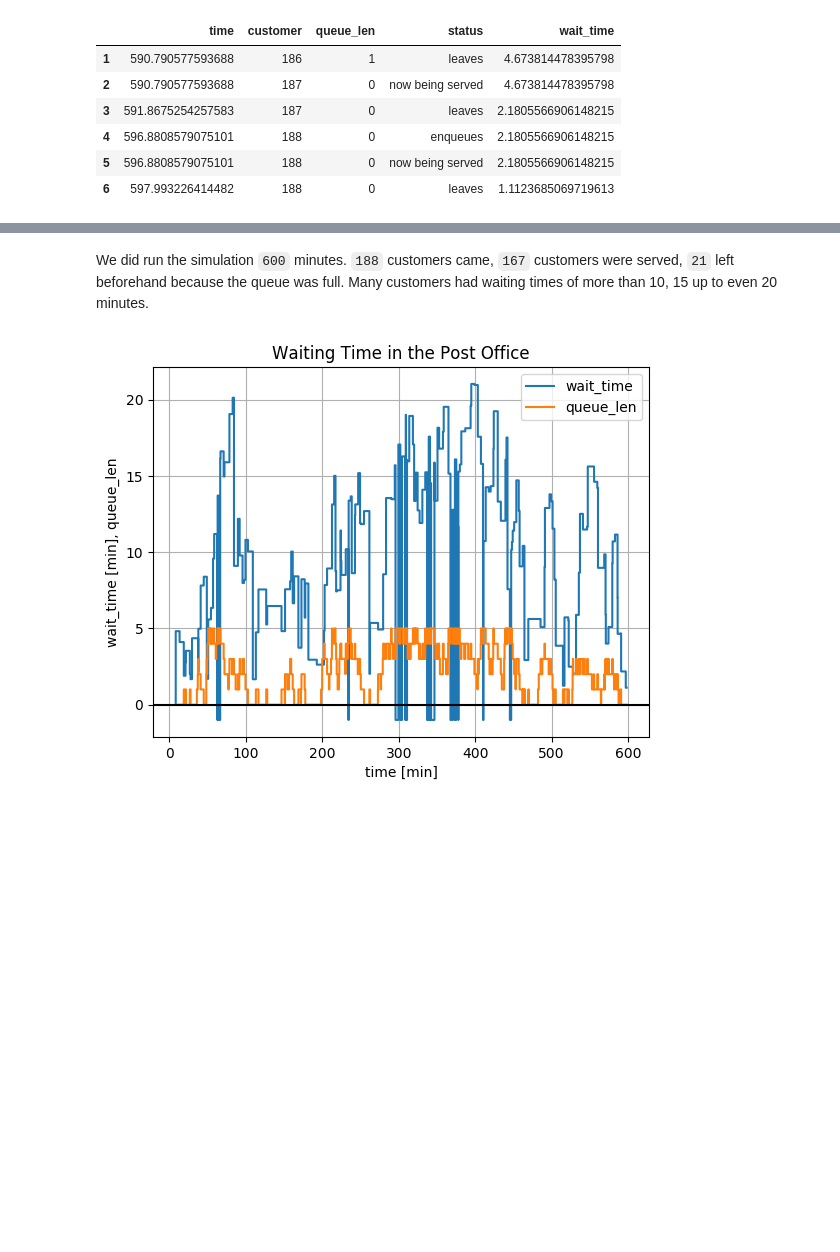
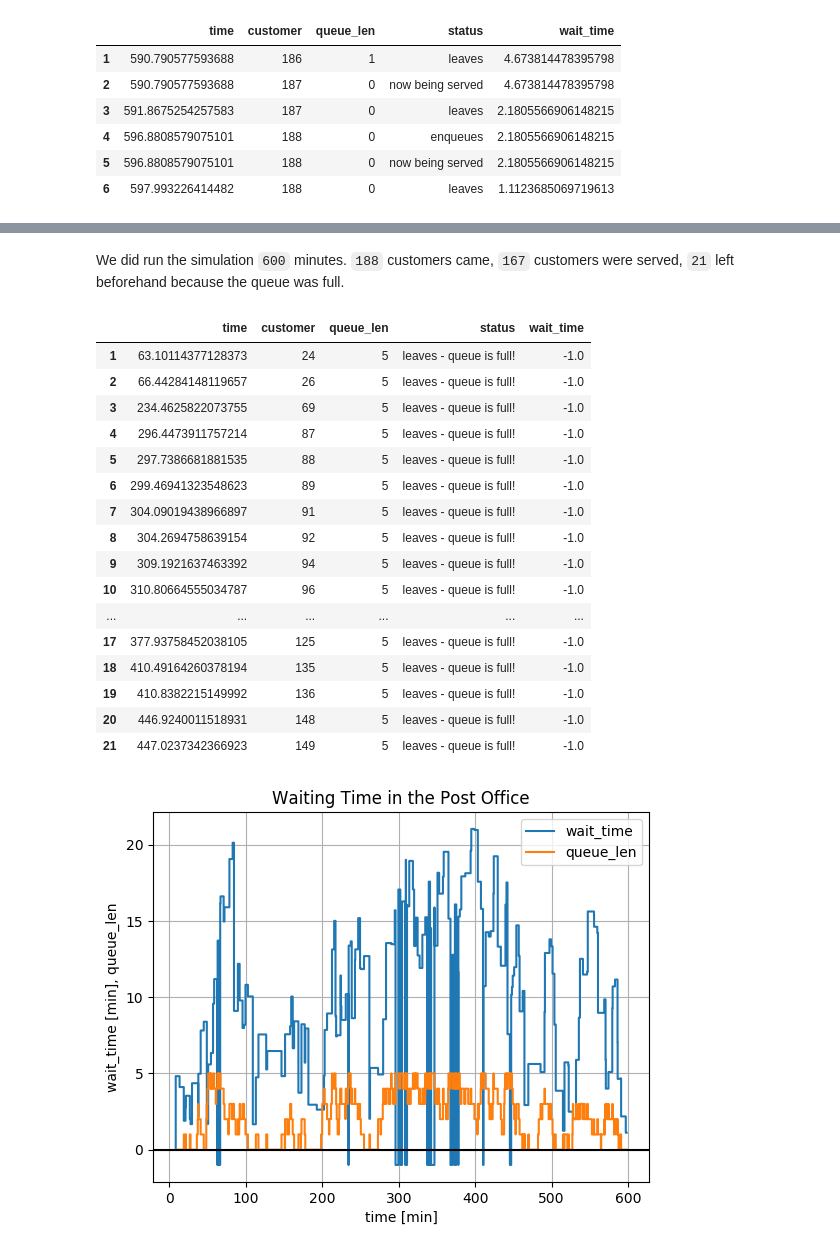
Before and after one commit to pbayer/ProcessFlows.jl, a Jupyter notebook: 01 A Post Office.ipynb, the cells around one changed output, grey strips where cells are left out. Saved outputs shown, nothing was run; the diff lists cells and outputs as text; code cells hidden in the pictures; blank space fills up the shorter version.

```diff
--- a/01 A Post Office.ipynb
+++ b/01 A Post Office.ipynb
@@ -124,5 +124,25 @@ by(d, :status, df -> size(df, 1))
 # %% [markdown]
-We did run the simulation `600` minutes. `188` customers came, `167` customers were served, `21` left beforehand because the queue was full. Many customers had waiting times of more than 10, 15 up to even 20 minutes.
+We did run the simulation `600` minutes. `188` customers came, `167` customers were served, `21` left beforehand because the queue was full.
+# %%
+view(d, d[:status] .== "leaves - queue is full!")
+# %% [output]
+|  | time | customer | queue_len | status | wait_time |
+| 1 | 63.10114377128373 | 24 | 5 | leaves - queue is full! | -1.0 |
+| 2 | 66.44284148119657 | 26 | 5 | leaves - queue is full! | -1.0 |
+| 3 | 234.4625822073755 | 69 | 5 | leaves - queue is full! | -1.0 |
+| 4 | 296.4473911757214 | 87 | 5 | leaves - queue is full! | -1.0 |
+| 5 | 297.7386681881535 | 88 | 5 | leaves - queue is full! | -1.0 |
+| 6 | 299.46941323548623 | 89 | 5 | leaves - queue is full! | -1.0 |
+| 7 | 304.09019438966897 | 91 | 5 | leaves - queue is full! | -1.0 |
+| 8 | 304.2694758639154 | 92 | 5 | leaves - queue is full! | -1.0 |
+| 9 | 309.1921637463392 | 94 | 5 | leaves - queue is full! | -1.0 |
+| 10 | 310.80664555034787 | 96 | 5 | leaves - queue is full! | -1.0 |
+| ... | ... | ... | ... | ... | ... |
+| 17 | 377.93758452038105 | 125 | 5 | leaves - queue is full! | -1.0 |
+| 18 | 410.49164260378194 | 135 | 5 | leaves - queue is full! | -1.0 |
+| 19 | 410.8382215149992 | 136 | 5 | leaves - queue is full! | -1.0 |
+| 20 | 446.9240011518931 | 148 | 5 | leaves - queue is full! | -1.0 |
+| 21 | 447.0237342366923 | 149 | 5 | leaves - queue is full! | -1.0 |
 # %%
 using PyPlot
 step(d[:time], d[:wait_time])
```
Also changed, not shown: parts of 2 cells of this notebook.
